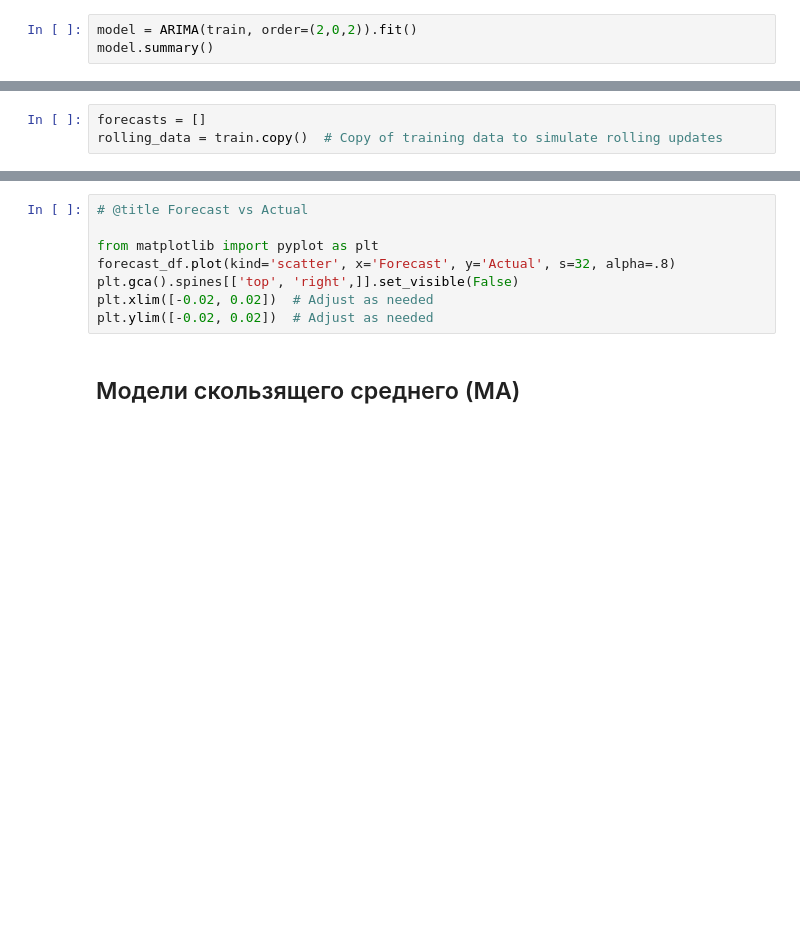
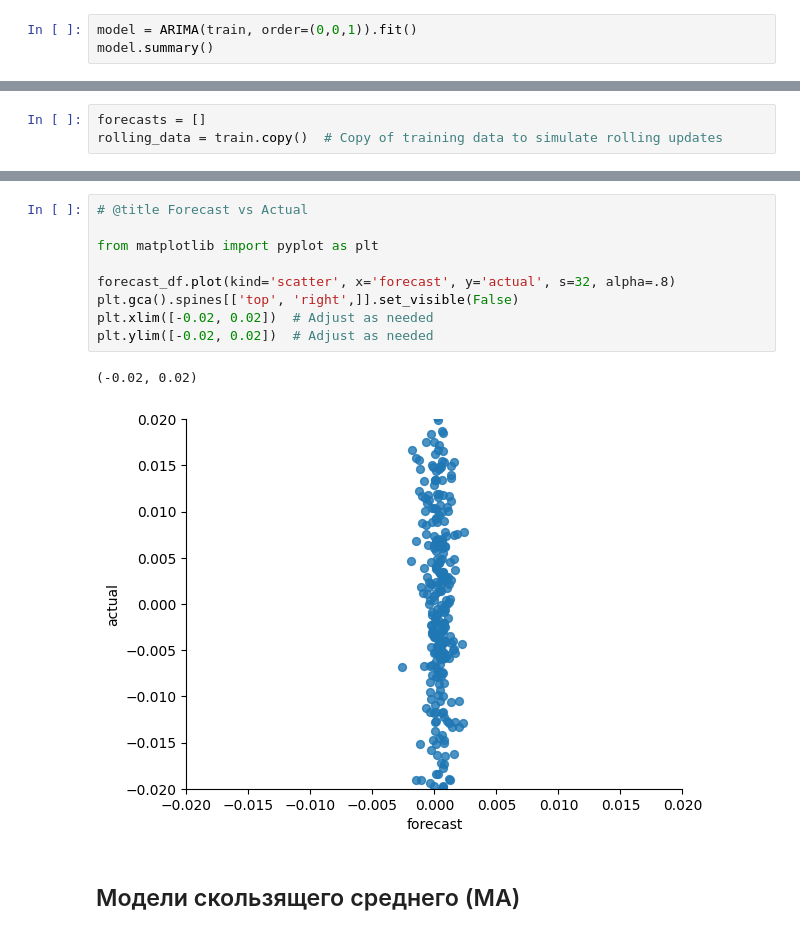
Before and after one commit to quantviews/financial-markets-2025, a Jupyter notebook: ipynb/Time_series_models_(base)_2026_ru.ipynb, the cells around one changed output, grey strips where cells are left out. Cells and saved outputs as stored; diff of their text form; blank space fills up the shorter version.

```diff
--- a/ipynb/Time_series_models_(base)_2026_ru.ipynb
+++ b/ipynb/Time_series_models_(base)_2026_ru.ipynb
@@ -1059,5 +1065,5 @@ train = log_rtns[log_rtns.index < '2024-11-01']  # Training data before nov 2024
 test = log_rtns[log_rtns.index > '2024-11-01']  # Test data after nov 2024
 test_dates = test.index
 # %%
-model = ARIMA(train, order=(2,0,2)).fit()
+model = ARIMA(train, order=(0,0,1)).fit()
 model.summary()
@@ -1091,11 +1243,15 @@ forecast_df
 # %%
 # @title Forecast vs Actual
 
 from matplotlib import pyplot as plt
-forecast_df.plot(kind='scatter', x='Forecast', y='Actual', s=32, alpha=.8)
+
+forecast_df.plot(kind='scatter', x='forecast', y='actual', s=32, alpha=.8)
 plt.gca().spines[['top', 'right',]].set_visible(False)
 plt.xlim([-0.02, 0.02])  # Adjust as needed
 plt.ylim([-0.02, 0.02])  # Adjust as needed
+# %% [output]
+(-0.02, 0.02)
+[figure, added]
 # %% [markdown]
 ## Модели скользящего среднего (MA)
 # %% [markdown]
```
Also changed, not shown: parts of 41 cells of this notebook, 1 other file.
